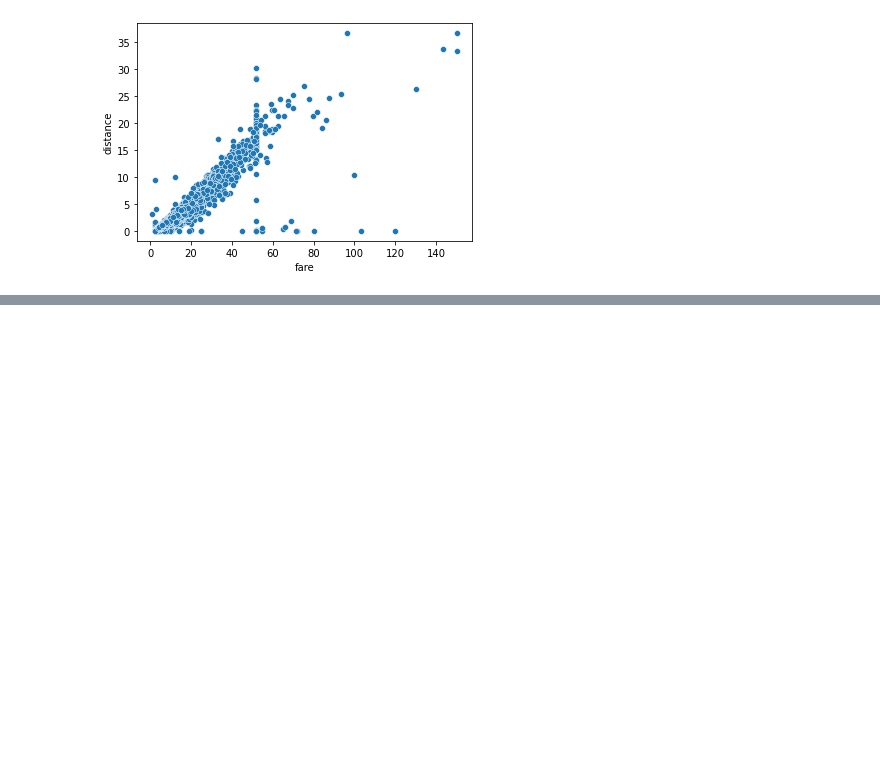
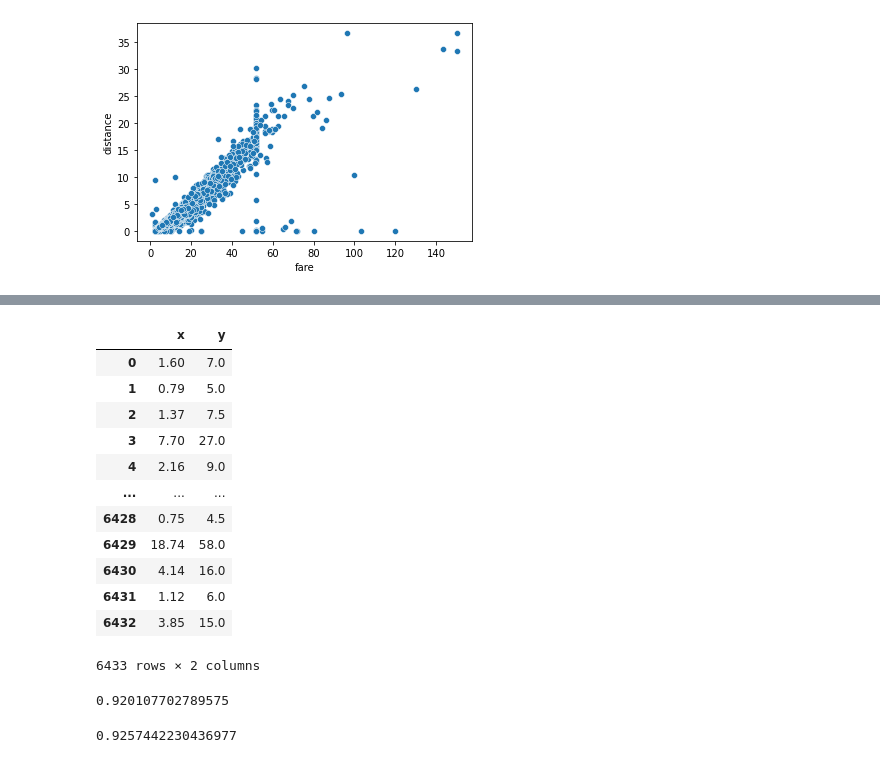
Before and after one commit to ClaireAgaba/Data-Science, a Jupyter notebook: taxis/taxis.ipynb, the cells around one changed output, grey strips where cells are left out. Cells and saved outputs as stored; diff of their text form; code cells hidden in the pictures; blank space fills up the shorter version.

```diff
--- a/taxis/taxis.ipynb
+++ b/taxis/taxis.ipynb
@@ -79,0 +87,29 @@ plt.show()
+# %%
+x = taxis['distance']
+y = taxis['fare']
+t = pd.DataFrame(data = {'x':x, 'y':y})
+t
+# %% [output]
+|  | x | y |
+| 0 | 1.60 | 7.0 |
+| 1 | 0.79 | 5.0 |
+| 2 | 1.37 | 7.5 |
+| 3 | 7.70 | 27.0 |
+| 4 | 2.16 | 9.0 |
+| ... | ... | ... |
+| 6428 | 0.75 | 4.5 |
+| 6429 | 18.74 | 58.0 |
+| 6430 | 4.14 | 16.0 |
+| 6431 | 1.12 | 6.0 |
+| 6432 | 3.85 | 15.0 |
+6433 rows × 2 columns
+# %%
+corr_value = x.corr(y, method="pearson");
+corr_value
+# %% [output]
+0.920107702789575
+# %%
+corr_value = x.corr(y, method="spearman");
+corr_value
+# %% [output]
+0.9257442230436977
```
Also changed, not shown: parts of 1 cell of this notebook.
